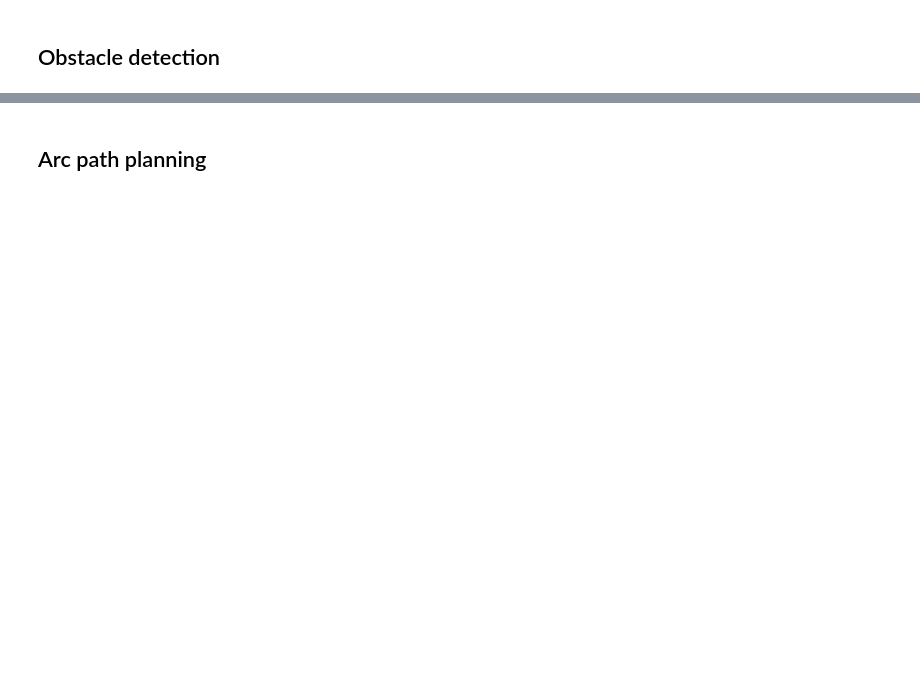
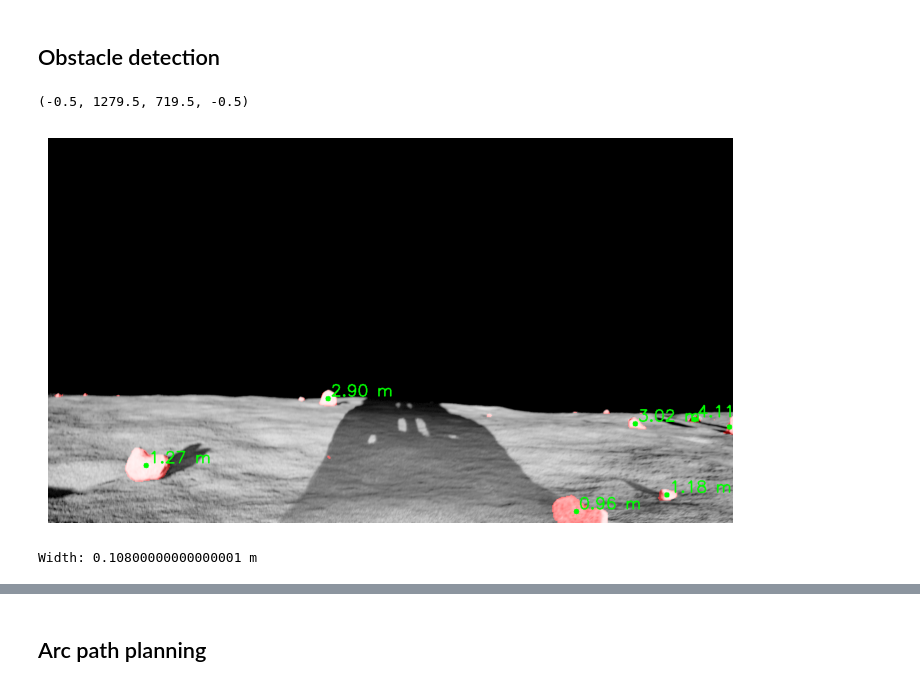
Before and after one commit to Stanford-NavLab/lunar_autonomy_challenge, a Jupyter notebook: notebooks/path_planning.ipynb, the cells around one changed output, grey strips where cells are left out. Saved outputs shown, nothing was run; the diff lists cells and outputs as text; code cells hidden in the pictures; blank space fills up the shorter version.

```diff
--- a/notebooks/path_planning.ipynb
+++ b/notebooks/path_planning.ipynb
@@ -33,7 +36,7 @@ import lac.params as params
 # %% [markdown]
 ## Obstacle detection
 # %%
-segmentation = Segmentation()
+segmentation = UnetSegmentation()
 # %%
 data_path = Path("../../output/AutoAgent/arc_planner_test")
 initial_pose, lander_pose, poses, imu_data, cam_config = load_data(data_path)
@@ -42,26 +45,31 @@ i = 1000
 
 current_pose = poses[i]
 # %%
-left_image = Image.open(data_path / "FrontLeft" / f"{i}.png")
-right_image = Image.open(data_path / "FrontRight" / f"{i}.png")
+left_image = cv.imread(data_path / "FrontLeft" / f"{i}.png", cv.IMREAD_GRAYSCALE)
+right_image = cv.imread(data_path / "FrontRight" / f"{i}.png", cv.IMREAD_GRAYSCALE)
 
-left_seg_masks, left_seg_full_mask = segmentation.segment_rocks(left_image.convert("RGB"))
-right_seg_masks, right_seg_full_mask = segmentation.segment_rocks(right_image.convert("RGB"))
+left_seg_masks, left_seg_full_mask = segmentation.segment_rocks(left_image)
+right_seg_masks, right_seg_full_mask = segmentation.segment_rocks(right_image)
 
 results = stereo_depth_from_segmentation(
     left_seg_masks, right_seg_masks, params.STEREO_BASELINE, params.FL_X
 )
 left_overlay = overlay_mask(np.array(left_image), left_seg_full_mask)
 left_overlay = overlay_stereo_rock_depths(left_overlay, results)
 fig = plt.figure(figsize=(10, 5), dpi=100)
 plt.imshow(left_overlay)
 plt.axis("off")
+# %% [output]
+(-0.5, 1279.5, 719.5, -0.5)
+[figure, added]
 # %%
 # TODO: use compute_rock_points and compute_rock_radii
 # %%
 x, _, w, _ = cv.boundingRect(results[0]["left_mask"].astype(np.uint8))
 width_x = w * results[0]["depth"] / params.FL_X
 print(f"Width: {width_x} m")
+# %% [output]
+Width: 0.10800000000000001 m
 # %%
 rock_points_rover_frame = []
 rock_data = compute_rock_radii(results)
```
Also changed, not shown: parts of 4 cells of this notebook, 3 other files.
